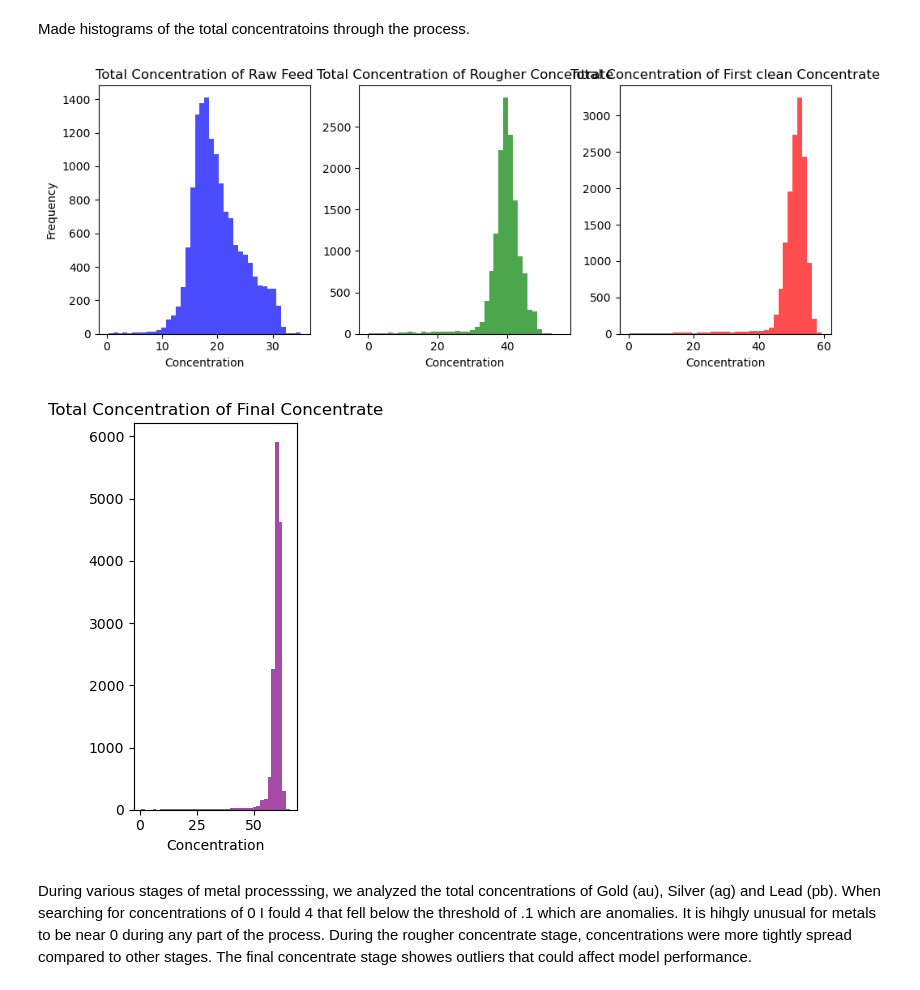
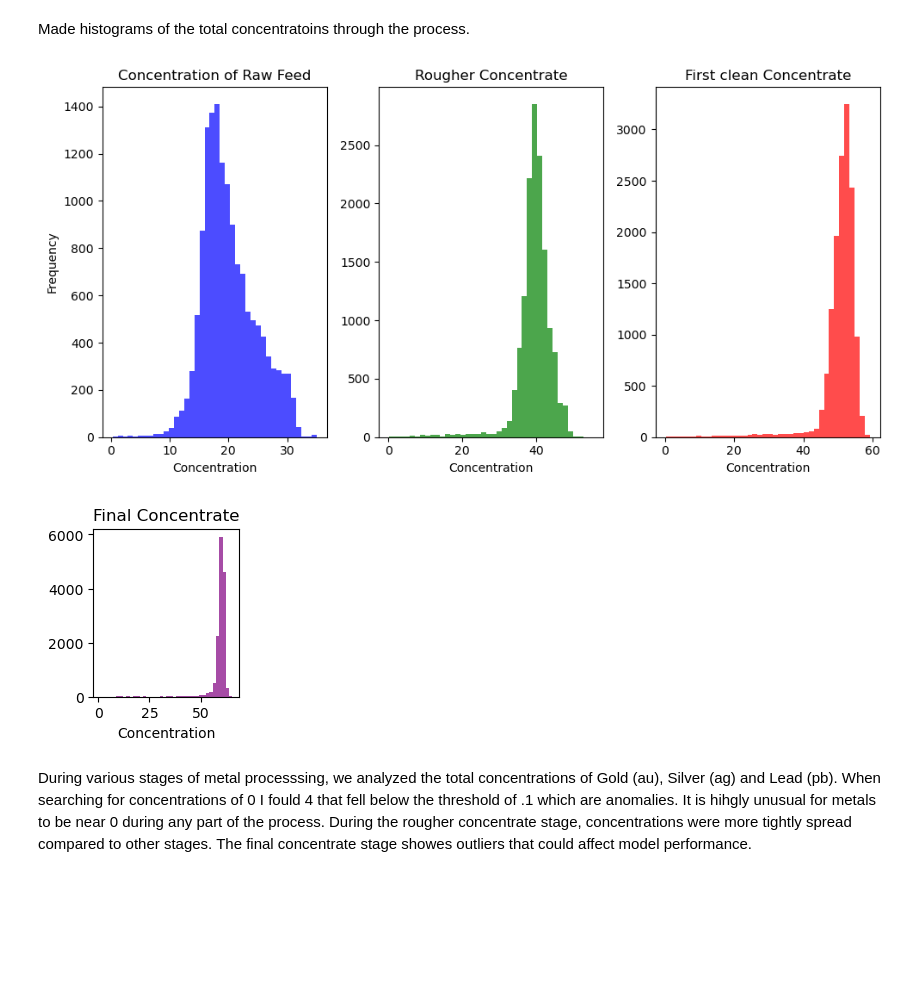
Before and after one commit to limos22/Projects, a Jupyter notebook: Sprint 10/Gold.ipynb, the cells around one changed output. Cells and saved outputs as stored; diff of their text form; code cells hidden in the pictures; blank space fills up the shorter version.

```diff
--- a/Sprint 10/Gold.ipynb
+++ b/Sprint 10/Gold.ipynb
@@ -530,12 +528,12 @@ print(len(near_zero))
 # %% [output]
 4
 # %%
-thresh_filter= train_df[(train_df[f'total_feed_concentration'] >= threshold) &
+train_df = train_df[(train_df[f'total_feed_concentration'] >= threshold) &
     (train_df[f'total_rougher_concentration'] >= threshold) &
     (train_df[f'total_primary_cleaner_concentration'] >= threshold) &
     (train_df[f'total_final_concentration'] >= threshold)]
 
-print(thresh_filter[[f'total_feed_concentration',
+print(train_df[[f'total_feed_concentration',
                        f'total_rougher_concentration',
                        f'total_primary_cleaner_concentration',
                        f'total_final_concentration']].describe())
@@ -562,38 +560,37 @@ max                              59.251060                  65.575256
 # %% [markdown]
 Made histograms of the total concentratoins through the process.
 # %%
-plt.figure(figsize=(10, 4))
+plt.figure(figsize=(10, 5))
 
 plt.subplot(1, 3, 1)
-plt.hist(thresh_filter['total_feed_concentration'], bins=40, color='blue', alpha=0.7)
-plt.title('Total Concentration of Raw Feed')
+plt.hist(train_df['total_feed_concentration'], bins=40, color='blue', alpha=0.7)
+plt.title('Concentration of Raw Feed')
 plt.xlabel('Concentration')
 plt.ylabel('Frequency')
 
 
 plt.subplot(1, 3, 2)
-plt.hist(thresh_filter['total_rougher_concentration'], bins=40, color='green', alpha=0.7)
-plt.title('Total Concentration of Rougher Concentrate')
+plt.hist(train_df['total_rougher_concentration'], bins=40, color='green', alpha=0.7)
+plt.title('Rougher Concentrate')
 plt.xlabel('Concentration')
 
 plt.subplot(1, 3, 3)
-plt.hist(thresh_filter['total_primary_cleaner_concentration'], bins=40, color='red', alpha=0.7)
-plt.title('Total Concentration of First clean Concentrate')
+plt.hist(train_df['total_primary_cleaner_concentration'], bins=40, color='red', alpha=0.7)
+plt.title('First clean Concentrate')
 plt.xlabel('Concentration')
 
 plt.tight_layout()
 plt.show()
 
-plt.subplot(1, 3, 3)
-plt.hist(thresh_filter['total_final_concentration'], bins=40, color='purple', alpha=0.7)
-plt.title('Total Concentration of Final Concentrate')
+plt.subplot(2, 3, 3)
+plt.hist(train_df['total_final_concentration'], bins=40, color='purple', alpha=0.7)
+plt.title('Final Concentrate')
 plt.xlabel('Concentration')
 
-plt.tight_layout()
 plt.show()
 # %% [output]
-[figure, old version]
+[figure, new version]
-[figure, old version]
+[figure, new version]
 # %% [markdown]
 During various stages of metal processsing, we analyzed the total concentrations of Gold (au), Silver (ag) and Lead (pb). When searching for concentrations of 0 I fould 4 that fell below the threshold of .1 which are anomalies. It is hihgly unusual for metals to be near 0 during any part of the process. During the rougher concentrate stage, concentrations were more tightly spread compared to other stages. The final concentrate stage showes outliers that could affect model performance.
 # %% [markdown]
```
Also changed, not shown: parts of 9 cells of this notebook.
